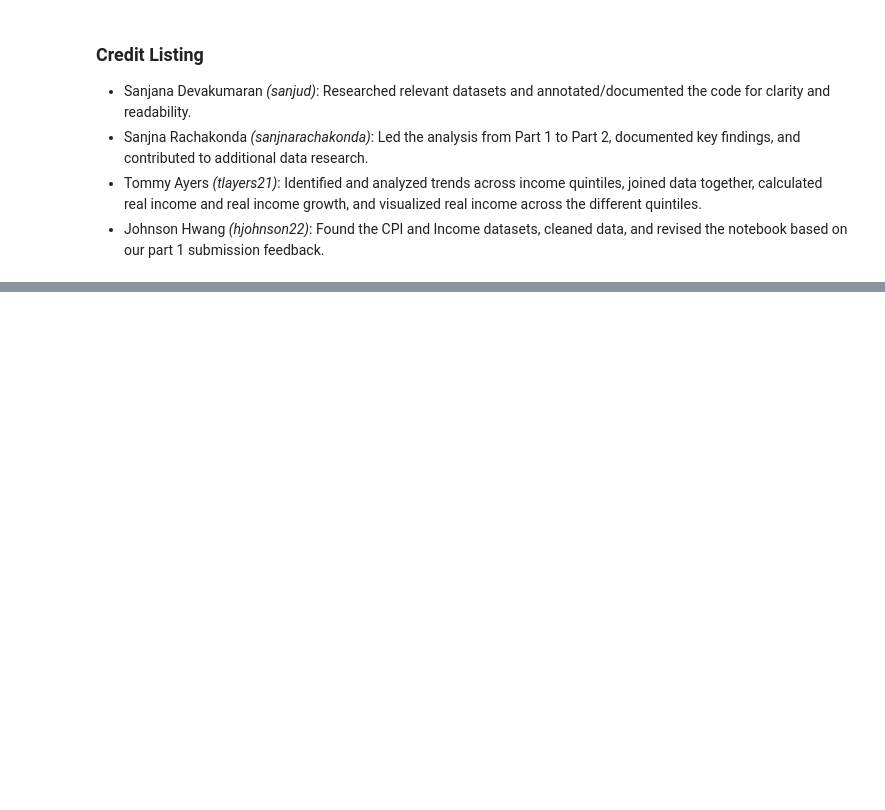
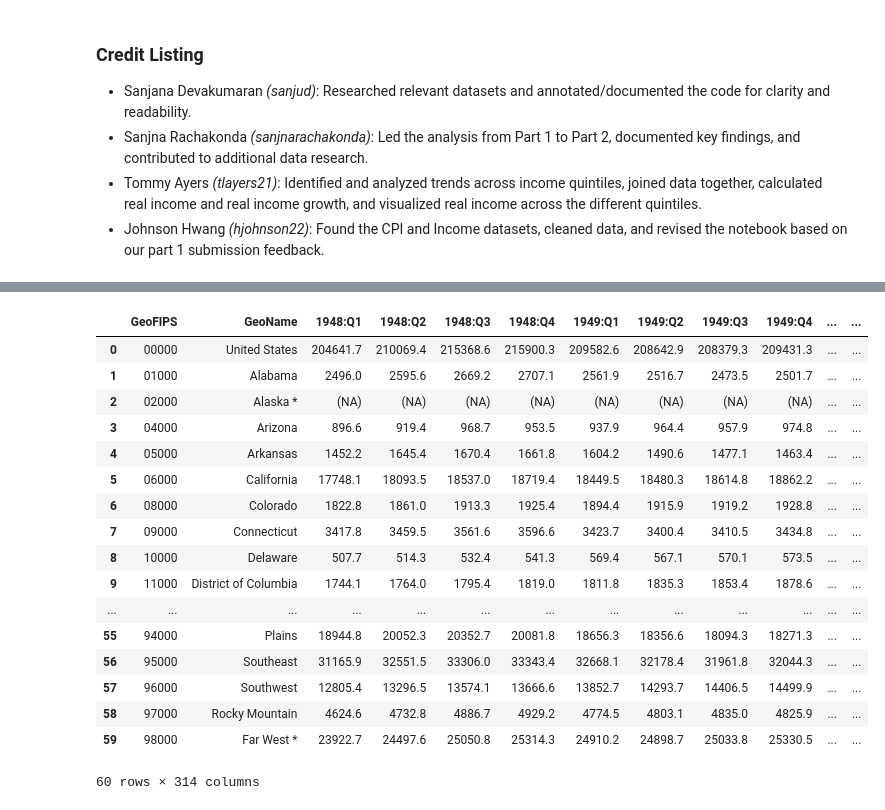
Before and after one commit to sanjur0211/Inflators, a Jupyter notebook: Project3.ipynb, the cells around one changed output, grey strips where cells are left out. Drawn from its saved outputs; the diff is of its cells as text; code cells hidden in the pictures; blank space fills up the shorter version.

Commit message:
loaded data in for part 3

```diff
--- a/Project3.ipynb
+++ b/Project3.ipynb
@@ -252,0 +257,23 @@ https://apps.bea.gov/itable/?ReqID=70&step=1&_gl=1*1dkdgnd*_ga*MTc4NDYyNDg2NS4xN
+# %%
+state_income = pandas.read_csv("data/state_income.csv", skiprows=3)
+state_income = state_income.iloc[:60, :]
+state_income
+# %% [output]
+|  | GeoFIPS | GeoName | 1948:Q1 | 1948:Q2 | 1948:Q3 | 1948:Q4 | 1949:Q1 | 1949:Q2 | 1949:Q3 | 1949:Q4 | ... | ... |
+| 0 | 00000 | United States | 204641.7 | 210069.4 | 215368.6 | 215900.3 | 209582.6 | 208642.9 | 208379.3 | 209431.3 | ... | ... |
+| 1 | 01000 | Alabama | 2496.0 | 2595.6 | 2669.2 | 2707.1 | 2561.9 | 2516.7 | 2473.5 | 2501.7 | ... | ... |
+| 2 | 02000 | Alaska * | (NA) | (NA) | (NA) | (NA) | (NA) | (NA) | (NA) | (NA) | ... | ... |
+| 3 | 04000 | Arizona | 896.6 | 919.4 | 968.7 | 953.5 | 937.9 | 964.4 | 957.9 | 974.8 | ... | ... |
+| 4 | 05000 | Arkansas | 1452.2 | 1645.4 | 1670.4 | 1661.8 | 1604.2 | 1490.6 | 1477.1 | 1463.4 | ... | ... |
+| 5 | 06000 | California | 17748.1 | 18093.5 | 18537.0 | 18719.4 | 18449.5 | 18480.3 | 18614.8 | 18862.2 | ... | ... |
+| 6 | 08000 | Colorado | 1822.8 | 1861.0 | 1913.3 | 1925.4 | 1894.4 | 1915.9 | 1919.2 | 1928.8 | ... | ... |
+| 7 | 09000 | Connecticut | 3417.8 | 3459.5 | 3561.6 | 3596.6 | 3423.7 | 3400.4 | 3410.5 | 3434.8 | ... | ... |
+| 8 | 10000 | Delaware | 507.7 | 514.3 | 532.4 | 541.3 | 569.4 | 567.1 | 570.1 | 573.5 | ... | ... |
+| 9 | 11000 | District of Columbia | 1744.1 | 1764.0 | 1795.4 | 1819.0 | 1811.8 | 1835.3 | 1853.4 | 1878.6 | ... | ... |
+| ... | ... | ... | ... | ... | ... | ... | ... | ... | ... | ... | ... | ... |
+| 55 | 94000 | Plains | 18944.8 | 20052.3 | 20352.7 | 20081.8 | 18656.3 | 18356.6 | 18094.3 | 18271.3 | ... | ... |
+| 56 | 95000 | Southeast | 31165.9 | 32551.5 | 33306.0 | 33343.4 | 32668.1 | 32178.4 | 31961.8 | 32044.3 | ... | ... |
+| 57 | 96000 | Southwest | 12805.4 | 13296.5 | 13574.1 | 13666.6 | 13852.7 | 14293.7 | 14406.5 | 14499.9 | ... | ... |
+| 58 | 97000 | Rocky Mountain | 4624.6 | 4732.8 | 4886.7 | 4929.2 | 4774.5 | 4803.1 | 4835.0 | 4825.9 | ... | ... |
+| 59 | 98000 | Far West * | 23922.7 | 24497.6 | 25050.8 | 25314.3 | 24910.2 | 24898.7 | 25033.8 | 25330.5 | ... | ... |
+60 rows × 314 columns
```
Also changed, not shown: parts of 4 cells of this notebook, 1 other file.
